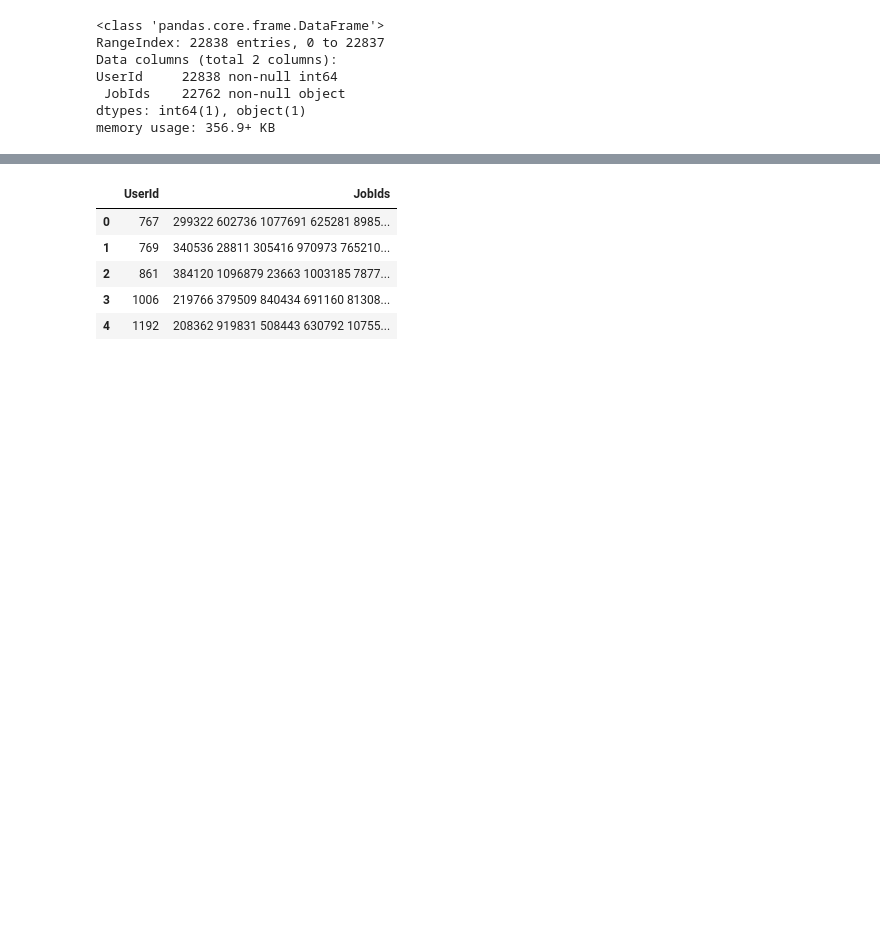
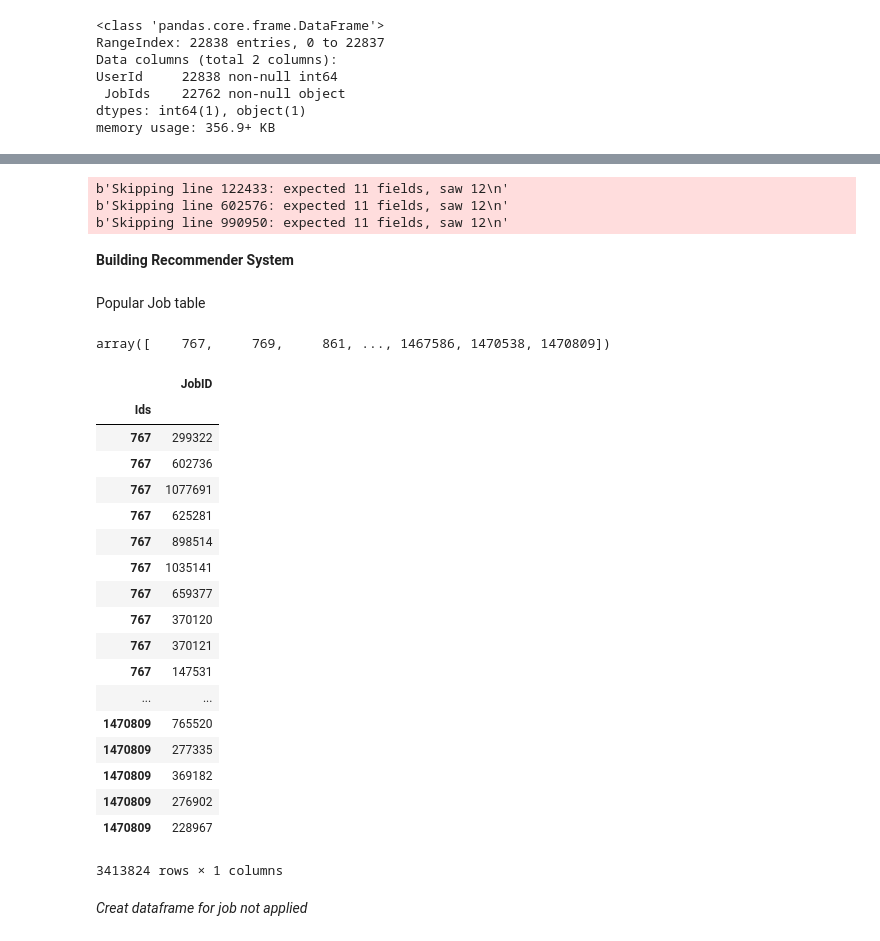
Before and after one commit to KienHVu/Projects, a Jupyter notebook: YSO_1.ipynb, the cells around one changed output, grey strips where cells are left out. Drawn from its saved outputs; the diff is of its cells as text; code cells hidden in the pictures; blank space fills up the shorter version.

```diff
--- a/YSO_1.ipynb
+++ b/YSO_1.ipynb
@@ -155,0 +123,6 @@ memory usage: 356.9+ KB
+# %%
+jobs = pd.read_csv('jobs.tsv',delimiter='\t',encoding='utf-8',error_bad_lines=False)
+# %% [output]
+b'Skipping line 122433: expected 11 fields, saw 12\n'
+b'Skipping line 602576: expected 11 fields, saw 12\n'
+b'Skipping line 990950: expected 11 fields, saw 12\n'
@@ -156,9 +135,48 @@ memory usage: 356.9+ KB
+# %% [markdown]
+**Building Recommender System**
+# %% [markdown]
+Popular Job table
 # %%
-popular_job.head()
+popular_job[' JobIds'].head(10)
-# %% [output]
-|  | UserId | JobIds |
-| 0 | 767 | 299322 602736 1077691 625281 8985... |
-| 1 | 769 | 340536 28811 305416 970973 765210... |
-| 2 | 861 | 384120 1096879 23663 1003185 7877... |
-| 3 | 1006 | 219766 379509 840434 691160 81308... |
-| 4 | 1192 | 208362 919831 508443 630792 10755... |
+# %%
+popular_job.UserId.values
+# %% [output]
+array([    767,     769,     861, ..., 1467586, 1470538, 1470809])
+# %%
+# Create dataframe for job applied
+import re
+user_ids = []
+job_ids = []
+loop_id = popular_job.UserId.values
+for user_id in loop_id:
+  applied_job = popular_job[' JobIds'].loc[popular_job['UserId'] == user_id].values.tolist()
+  applied_job = str(applied_job)
+  applied_job = re.sub('[^A-Za-z0-9_\s]+', '', applied_job)
+  applied_job = applied_job.split()
+  for job in applied_job:
+    user_ids.append(user_id)
+    job_ids.append(job)
+jobs_tuple = list(zip(user_ids,job_ids))
+df_applied = pd.DataFrame(jobs_tuple, columns=['Ids','JobID'])
+# %%
+df_applied.set_index('Ids')
+# %% [output]
+|  | JobID |
+| Ids |  |
+| 767 | 299322 |
+| 767 | 602736 |
+| 767 | 1077691 |
+| 767 | 625281 |
+| 767 | 898514 |
+| 767 | 1035141 |
+| 767 | 659377 |
+| 767 | 370120 |
+| 767 | 370121 |
+| 767 | 147531 |
+| ... | ... |
+| 1470809 | 765520 |
+| 1470809 | 277335 |
+| 1470809 | 369182 |
+| 1470809 | 276902 |
+| 1470809 | 228967 |
+3413824 rows × 1 columns
@@ -164,0 +188,2 @@ popular_job.head()
+# %% [markdown]
+*Creat dataframe for job not applied*
```
Also changed, not shown: parts of 77 cells of this notebook.
